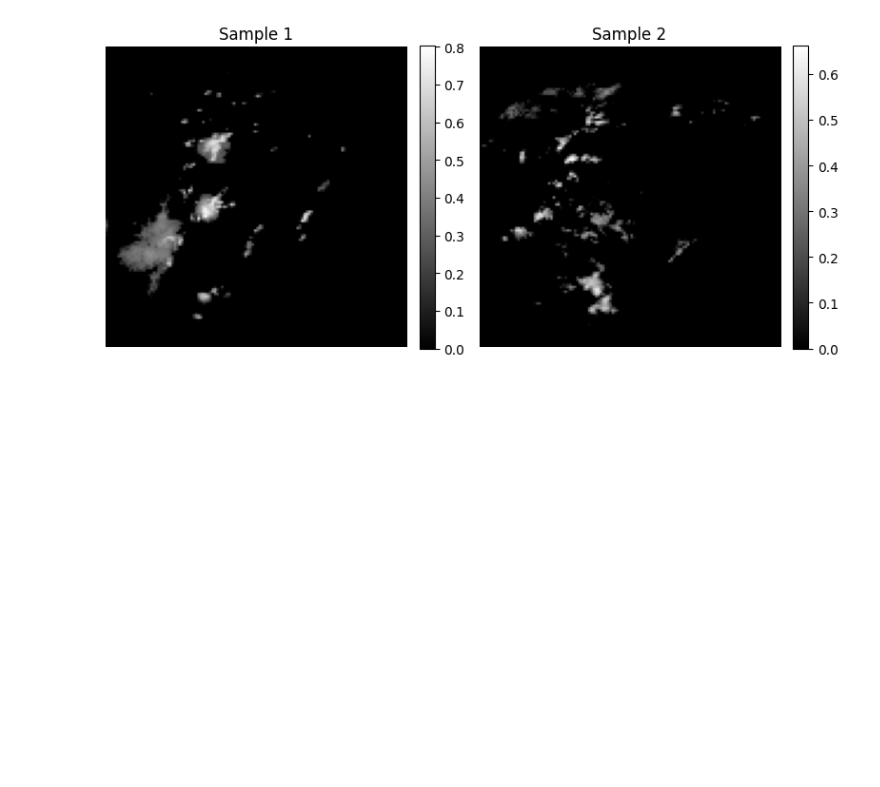
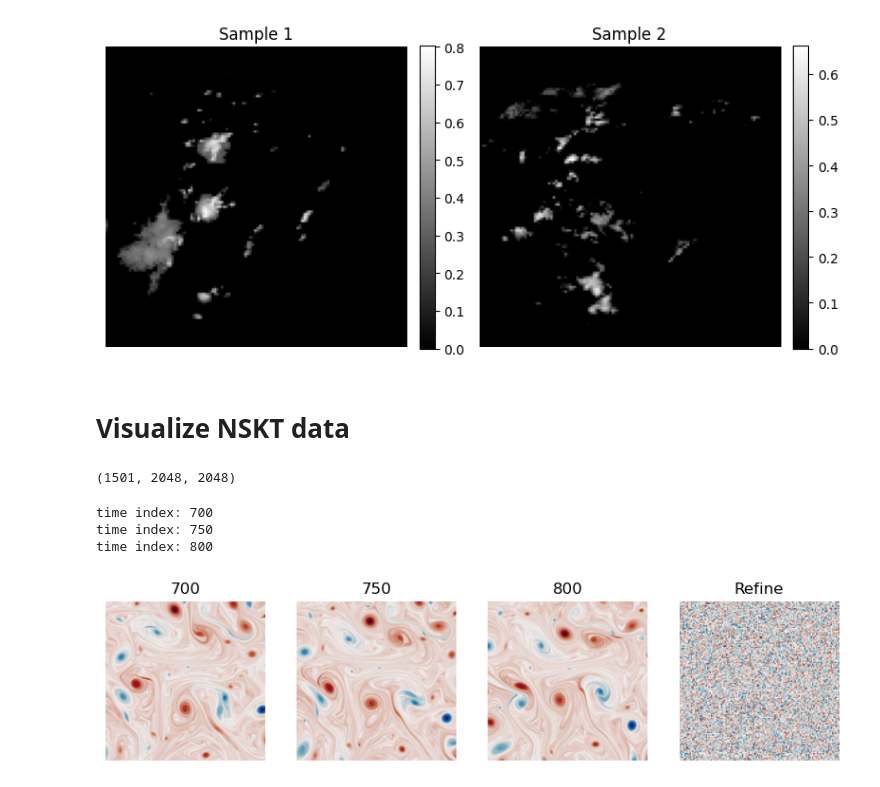
Before and after one commit to paulpuren/Interp-DM, a Jupyter notebook: dataset_vis.ipynb, the cells around one changed output. Cells and saved outputs as stored; diff of their text form; code cells hidden in the pictures; blank space fills up the shorter version.

Commit message:
update data visualize notebook

```diff
--- a/dataset_vis.ipynb
+++ b/dataset_vis.ipynb
@@ -107,3 +107,5 @@ plt.show()
 # plt.tight_layout()
 # # plt.savefig('sample.png', dpi=300, bbox_inches='tight')
 # plt.show()
+# %% [markdown]
+# Visualize NSKT data
@@ -109,0 +124,71 @@ plt.show()
+# %%
+# define the Reynolds numbers for train and eval
+RE_EVAL_LIST = [
+    600, 1000, 2000, 4000, 8000,
+    12000, 16000, 24000, 32000, 36000
+]
+
+re = RE_EVAL_LIST[-1]
+seed = '3407'
+scratch_dir = '/global/cfs/cdirs/m4633/foundationmodel/nskt_tensor/'
+path = os.path.join(
+                scratch_dir,
+                f"{re}_2048_2048_seed_{seed}.h5"
+            )
+
+data = h5py.File(path, 'r')['w']
+print(data.shape)
+# %% [output]
+(1501, 2048, 2048)
+# %%
+ncol = 4 # 3
+nrow = 1
+start = 700
+patch_start = 0
+icefire_cmap = sns.color_palette('icefire', as_cmap=True)
+# cmap = icefire_cmap # cmocean.cm.balance
+cmap = cmocean.cm.balance
+
+time_idx_list = []
+# f, axarr = plt.subplots(ncol, nrow, figsize = (3, 10)) # (3, 8)
+f, axarr = plt.subplots(nrow, ncol, figsize = (10, 3)) # (3, 8)
+for i in range(ncol):
+    if i < ncol - 1:
+        time_idx = start + i * 50
+        time_idx_list.append(time_idx)
+        print(f"time index: {time_idx}")
+
+        axarr[i].imshow(
+            data[time_idx, patch_start : patch_start + 1024, patch_start : patch_start + 1024],
+            # data[time_idx, :, :],
+            cmap = cmap
+        )
+        axarr[i].set_xticks([])
+        axarr[i].set_yticks([])
+        axarr[i].title.set_text(str(time_idx))
+        axarr[i].axis('off')
+
+    elif i == (ncol - 1):
+        # start = data[time_idx_list[0], patch_start : patch_start + 1024, patch_start : patch_start + 1024]
+        # end = data[time_idx_list[-1], patch_start : patch_start + 1024, patch_start : patch_start + 1024]
+        # # true = data[time_idx_list[1], patch_start : patch_start + 1024, patch_start : patch_start + 1024]
+        # # refine = (start + end) / 2 - true
+        # refine = (start + end) / 2
+        refine = np.random.randn(128, 128)
+
+        axarr[i].imshow(
+            refine,
+            # data[time_idx, :, :],
+            cmap = cmap
+        )
+        axarr[i].set_xticks([])
+        axarr[i].set_yticks([])
+        axarr[i].title.set_text('Refine')
+        axarr[i].axis('off')
+
+plt.savefig('nskt_sample_2.png', dpi=300, bbox_inches='tight')
+# %% [output]
+time index: 700
+time index: 750
+time index: 800
+[figure, added]
```
Also changed, not shown: parts of 11 cells of this notebook.
